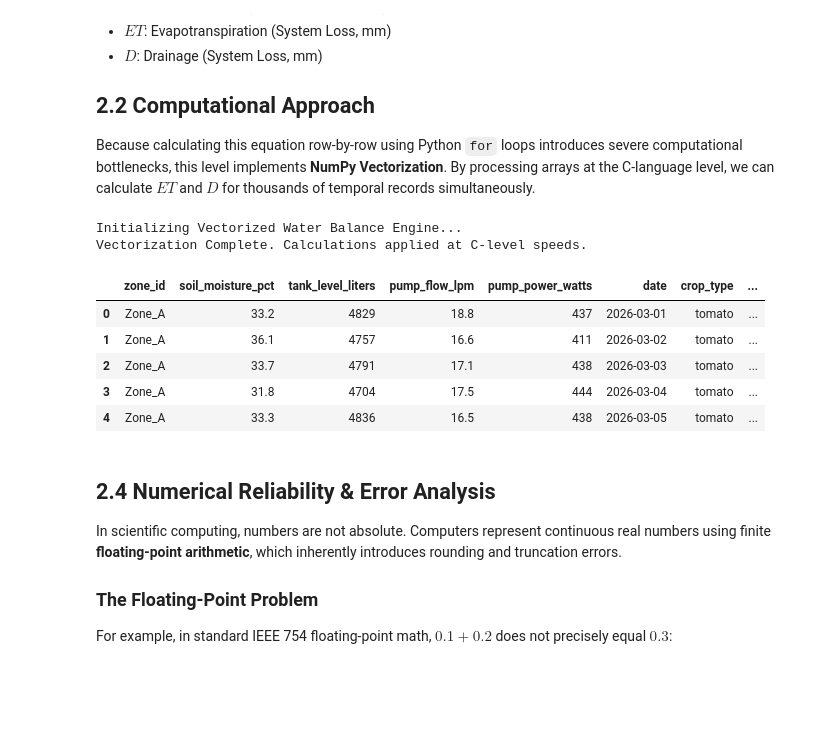
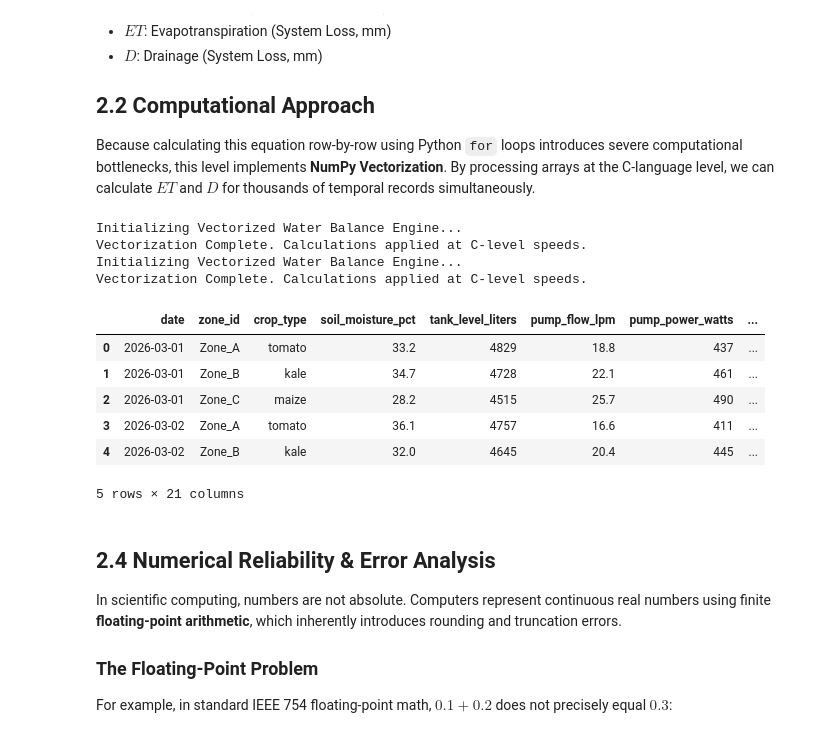
Before and after one commit to perezkinyua/HydroSense-Kenya, a Jupyter notebook: notebooks/Level_2_Vectorization_and_Error.ipynb, the cells around one changed output. Cells and saved outputs as stored; diff of their text form; code cells hidden in the pictures; blank space fills up the shorter version.

```diff
--- a/notebooks/Level_2_Vectorization_and_Error.ipynb
+++ b/notebooks/Level_2_Vectorization_and_Error.ipynb
@@ -19,67 +19,64 @@ Because calculating this equation row-by-row using Python `for` loops introduces
 import pandas as pd
 import numpy as np
 
-
-
 def calculate_water_balance(df):
     """
     Executes vectorized water loss calculations (Evapotranspiration and Drainage)
-    across the entire farm timeline simultaneously.
+    across the entire farm timeline simultaneously, matching the Level 1 empirical formula.
     """
     print("Initializing Vectorized Water Balance Engine...")
 
+    # 1. Convert Pandas columns to fast NumPy arrays (Using NEW column names)
+    temps = df['temperature_c'].to_numpy()
+    humidity = df['humidity_pct'].to_numpy()
+    wind = df['wind_speed_mps'].to_numpy()
+    solar = df['solar_index'].to_numpy()
+    rain = df['rainfall_mm'].to_numpy()
 
-
-
-    # 1. Convert Pandas columns to fast NumPy arrays
-    temps = df['avg_temp'].to_numpy()
-    humidity = df['avg_humidity'].to_numpy()
-    rain = df['total_rain'].to_numpy()
     moisture = df['soil_moisture_pct'].to_numpy()
     field_capacity = df['field_capacity_pct'].to_numpy()
     drainage_coeff = df['drainage_coefficient'].to_numpy()
 
     # 2. Vectorized Evapotranspiration (ET) Approximation
-    # A localized approximation: Higher temperatures and lower humidity increase evaporation.
-    et_raw = (temps * 0.4) - (humidity * 0.05)
+    # Synchronized with the Level 1 formula
+    et_raw = (0.12 * temps) + (0.35 * wind) + (2.4 * solar) - (0.025 * humidity)
 
-    # We use np.clip to ensure physical boundaries (ET cannot be negative,
-    # and rarely exceeds 8.0mm/day in this climate zone)
-    et_daily = np.clip(et_raw, a_min=0.5, a_max=8.0)
+    # Clip to 0.0 (soil cannot absorb water from the air in this model)
+    et_daily = np.clip(et_raw, a_min=0.0, a_max=None)
 
     # 3. Vectorized Drainage (D)
-    # Water only drains deep into the soil if the current moisture + new rain exceeds Field Capacity.
     excess_water = (moisture + rain) - field_capacity
-
-    # np.where acts as a vectorized 'if' statement:
-    # If excess > 0, calculate drainage loss. Otherwise, 0 loss.
     drainage_daily = np.where(excess_water > 0, excess_water * drainage_coeff, 0.0)
 
     # 4. Calculate S_(t+1) - The Projected Next Day Moisture
-    # S_{t+1} = S_t + P - ET - D (Holding Irrigation at 0 for baseline simulation)
     projected_moisture = moisture + rain - et_daily - drainage_daily
+    projected_moisture = np.clip(projected_moisture, a_min=0.0, a_max=None) # Hard lower bound of 0%
 
-    # 5. Append calculated arrays back to the DataFrame
-    df['estimated_ET_mm'] = np.round(et_daily, 2)
-    df['estimated_drainage_mm'] = np.round(drainage_daily, 2)
-    df['projected_moisture_pct'] = np.round(projected_moisture, 2)
+    # 5. Append calculated arrays back to the DataFrame (Colleague used 4 decimal places)
+    df['estimated_ET_mm'] = np.round(et_daily, 4)
+    df['estimated_drainage_mm'] = np.round(drainage_daily, 4)
+    df['projected_moisture_pct'] = np.round(projected_moisture, 4)
 
     print("Vectorization Complete. Calculations applied at C-level speeds.")
     return df
 
-
-df_clean = pd.read_csv('../data/processed/cleaned_irrigation_dataset.csv')
-df_simulated = calculate_water_balance(df_clean)
+data_path = '../data/processed/cleaned_irrigation_dataset.csv'
+df = pd.read_csv(data_path)
+result_df = calculate_water_balance(df)
+df_simulated = calculate_water_balance(df.copy())  # Create a copy for simulation to avoid modifying the original DataFrame
 display(df_simulated.head())
 # %% [output]
 Initializing Vectorized Water Balance Engine...
 Vectorization Complete. Calculations applied at C-level speeds.
+Initializing Vectorized Water Balance Engine...
+Vectorization Complete. Calculations applied at C-level speeds.
-|  | zone_id | soil_moisture_pct | tank_level_liters | pump_flow_lpm | pump_power_watts | date | crop_type | ... |
-| 0 | Zone_A | 33.2 | 4829 | 18.8 | 437 | 2026-03-01 | tomato | ... |
-| 1 | Zone_A | 36.1 | 4757 | 16.6 | 411 | 2026-03-02 | tomato | ... |
-| 2 | Zone_A | 33.7 | 4791 | 17.1 | 438 | 2026-03-03 | tomato | ... |
-| 3 | Zone_A | 31.8 | 4704 | 17.5 | 444 | 2026-03-04 | tomato | ... |
-| 4 | Zone_A | 33.3 | 4836 | 16.5 | 438 | 2026-03-05 | tomato | ... |
+|  | date | zone_id | crop_type | soil_moisture_pct | tank_level_liters | pump_flow_lpm | pump_power_watts | ... |
+| 0 | 2026-03-01 | Zone_A | tomato | 33.2 | 4829 | 18.8 | 437 | ... |
+| 1 | 2026-03-01 | Zone_B | kale | 34.7 | 4728 | 22.1 | 461 | ... |
+| 2 | 2026-03-01 | Zone_C | maize | 28.2 | 4515 | 25.7 | 490 | ... |
+| 3 | 2026-03-02 | Zone_A | tomato | 36.1 | 4757 | 16.6 | 411 | ... |
+| 4 | 2026-03-02 | Zone_B | kale | 32.0 | 4645 | 20.4 | 445 | ... |
+5 rows × 21 columns
 # %% [markdown]
 ## 2.4 Numerical Reliability & Error Analysis
 
```
Also changed, not shown: parts of 2 cells of this notebook, 5 other files.
